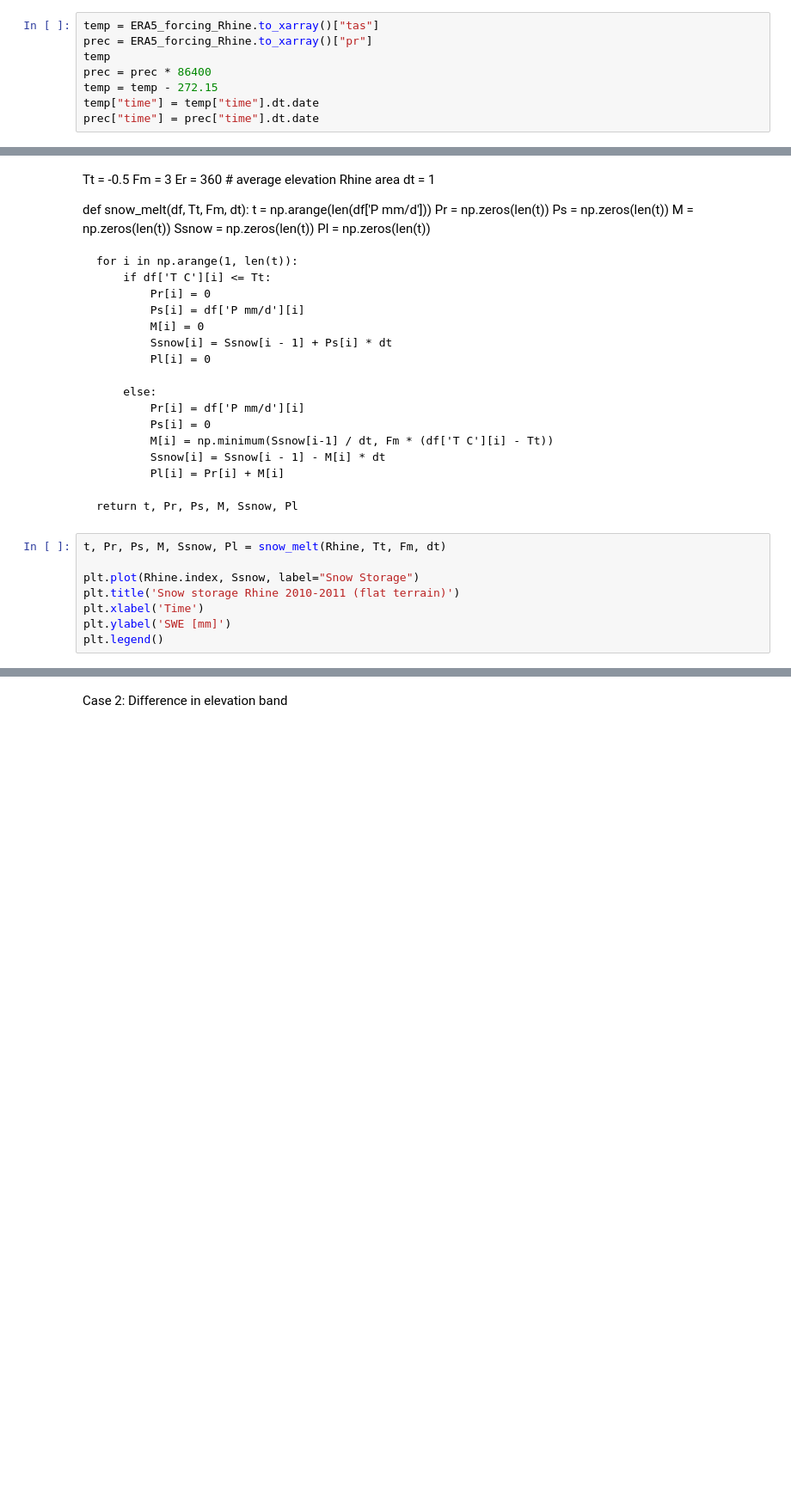
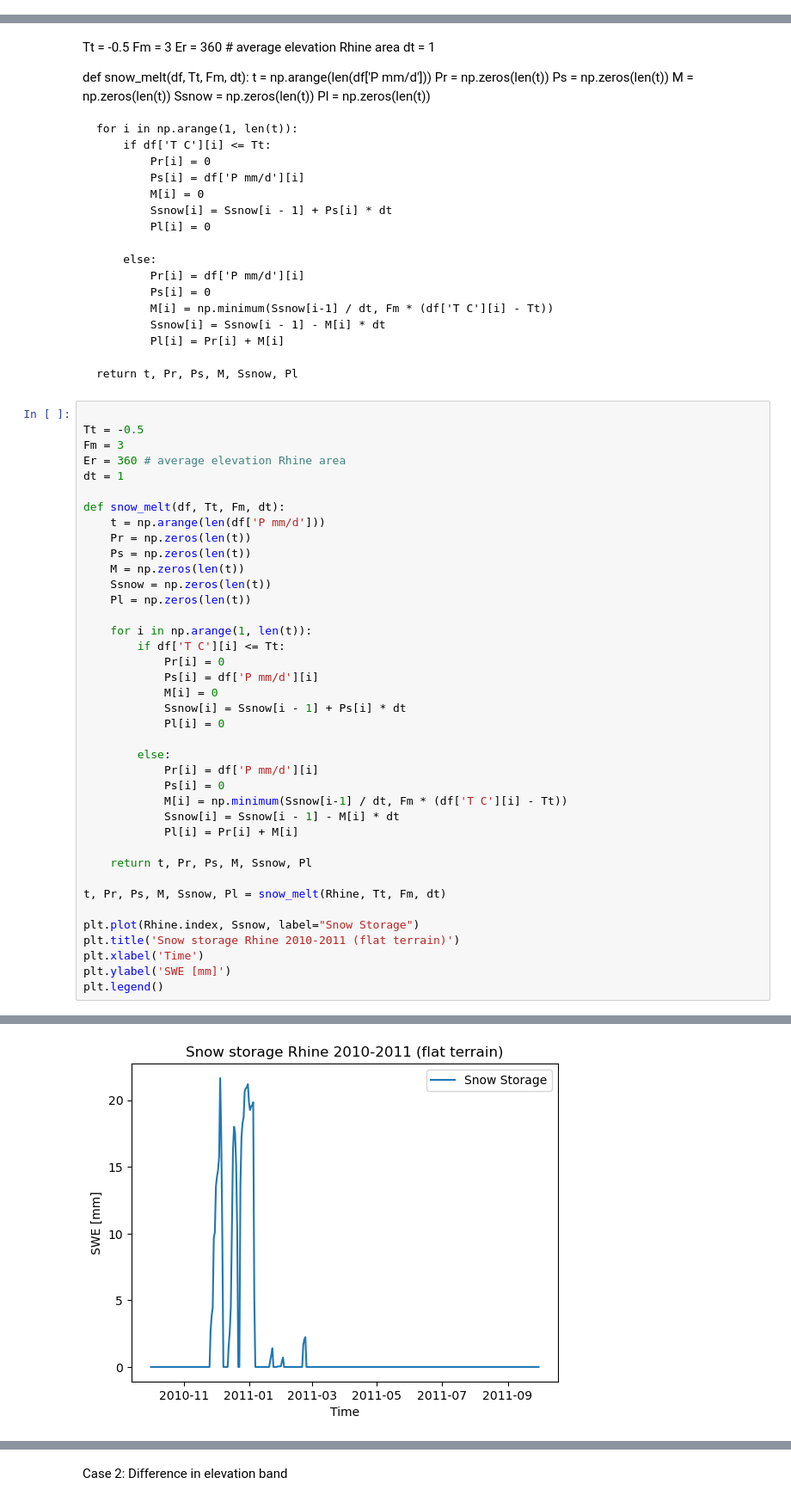
Before and after one commit to eWaterCycle/teaching-materials, a Jupyter notebook: book/exercise_journal_ann_laura/4_processes_snow.ipynb, the cells around one changed output, grey strips where cells are left out. Shown at 86% size. Drawn from its saved outputs; the diff is of its cells as text; blank space fills up the shorter version.

Commit message:
Snow_exercise

```diff
--- a/book/exercise_journal_ann_laura/4_processes_snow.ipynb
+++ b/book/exercise_journal_ann_laura/4_processes_snow.ipynb
@@ -68,8 +61,0 @@ RecipeError: Could not create all tasks
-# %%
-temp = ERA5_forcing_Rhine.to_xarray()["tas"]
-prec = ERA5_forcing_Rhine.to_xarray()["pr"]
-temp
-prec = prec * 86400
-temp = temp - 272.15
-temp["time"] = temp["time"].dt.date
-prec["time"] = prec["time"].dt.date
@@ -123,6 +122,37 @@ def snow_melt(df, Tt, Fm, dt):
 
     return t, Pr, Ps, M, Ssnow, Pl
 # %%
+
+Tt = -0.5
+Fm = 3
+Er = 360 # average elevation Rhine area
+dt = 1
+
+def snow_melt(df, Tt, Fm, dt):
+    t = np.arange(len(df['P mm/d']))
+    Pr = np.zeros(len(t))
+    Ps = np.zeros(len(t))
+    M = np.zeros(len(t))
+    Ssnow = np.zeros(len(t))
+    Pl = np.zeros(len(t))
+
+    for i in np.arange(1, len(t)):
+        if df['T C'][i] <= Tt:
+            Pr[i] = 0
+            Ps[i] = df['P mm/d'][i]
+            M[i] = 0
+            Ssnow[i] = Ssnow[i - 1] + Ps[i] * dt
+            Pl[i] = 0
+
+        else:
+            Pr[i] = df['P mm/d'][i]
+            Ps[i] = 0
+            M[i] = np.minimum(Ssnow[i-1] / dt, Fm * (df['T C'][i] - Tt))
+            Ssnow[i] = Ssnow[i - 1] - M[i] * dt
+            Pl[i] = Pr[i] + M[i]
+
+    return t, Pr, Ps, M, Ssnow, Pl
+
 t, Pr, Ps, M, Ssnow, Pl = snow_melt(Rhine, Tt, Fm, dt)
 
 plt.plot(Rhine.index, Ssnow, label="Snow Storage")
@@ -130,3 +160,4 @@ plt.title('Snow storage Rhine 2010-2011 (flat terrain)')
 plt.xlabel('Time')
 plt.ylabel('SWE [mm]')
 plt.legend()
+# %% [output]
@@ -133,3 +165,4 @@ plt.legend()
+[figure, added]
 # %%
 plt.plot(Rhine.index, Pl, label='Pl')
 plt.title('Liquid water input to the soil Rhine 2010-2011 (flat terrain)')
```
Also changed, not shown: parts of 11 cells of this notebook, 2 other files.
